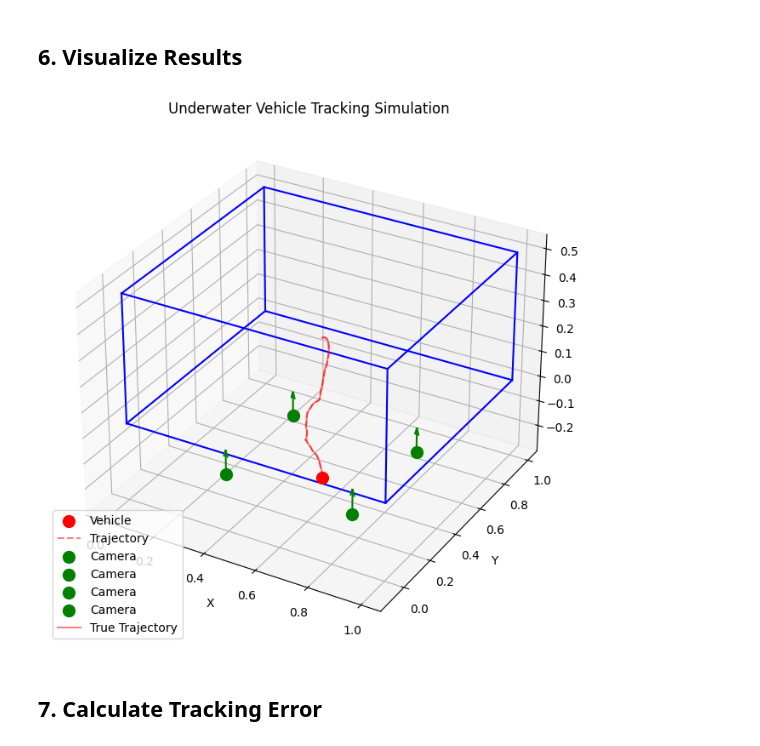
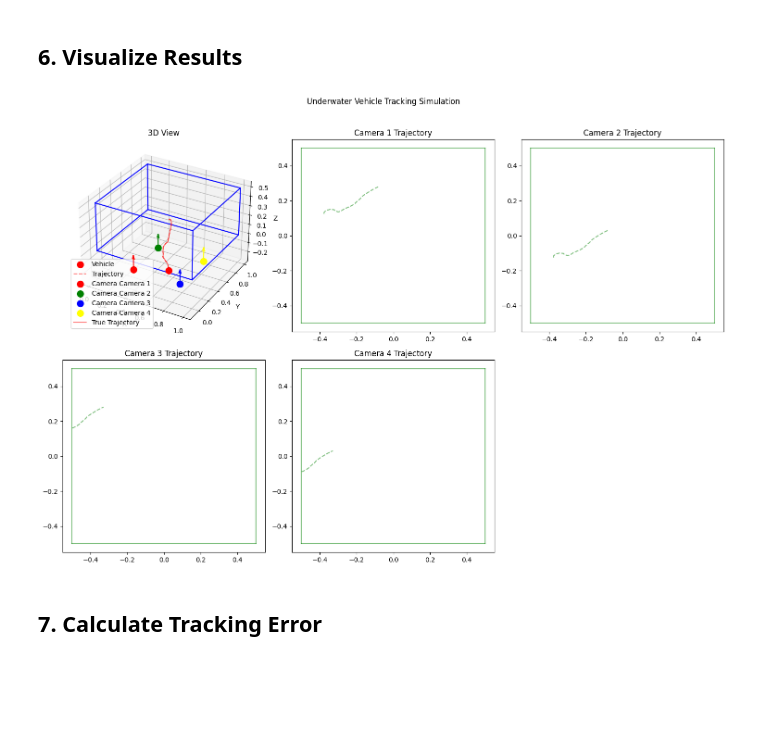
Before and after one commit to boring180/MASEP_Local, a Jupyter notebook: underwater_tracking_simulation.ipynb, the cells around one changed output. Drawn from its saved outputs; the diff is of its cells as text; code cells hidden in the pictures; blank space fills up the shorter version.

```diff
--- a/underwater_tracking_simulation.ipynb
+++ b/underwater_tracking_simulation.ipynb
@@ -128,10 +181,10 @@ vehicle = UnderwaterVehicle(initial_position=[0.5, 0.5, 0.25], initial_velocity=
 
 # Initialize cameras
 cameras = [
-    Camera(position=[0.25, 0.25, -0.25], orientation=[0, 0, 1]),
-    Camera(position=[0.25, 0.75, -0.25], orientation=[0, 0, 1]),
-    Camera(position=[0.75, 0.25, -0.25], orientation=[0, 0, 1]),
-    Camera(position=[0.75, 0.75, -0.25], orientation=[0, 0, 1])
+    Camera(name='Camera 1', color='red', position=[0.25, 0.25, -0.25], orientation=[0, 0, pi/2]),
+    Camera(name='Camera 2', color='green', position=[0.25, 0.75, -0.25], orientation=[0, 0, pi/2]),
+    Camera(name='Camera 3', color='blue', position=[0.75, 0.25, -0.25], orientation=[0, 0, pi/2]),
+    Camera(name='Camera 4', color='yellow', position=[0.75, 0.75, -0.25], orientation=[0, 0, pi/2])
 ]
 
 # Initialize Kalman filter
@@ -153,10 +206,8 @@ for _ in range(num_steps):
     true_positions.append(vehicle.position.copy())
 
     # Get observations from all cameras
-    # observations = []
-    # for camera in cameras:
-    #     obs = camera.observe(vehicle.position)
-    #     observations.append(obs)
+    for camera in cameras:
+        camera.capture(vehicle.position)
 
     # Average observations
     # avg_observation = np.mean(observations, axis=0)
@@ -174,35 +225,34 @@ estimated_positions = np.array(estimated_positions)
 # %% [markdown]
 ## 6. Visualize Results
 # %%
-fig = plt.figure(figsize=(12, 8))
-ax = fig.add_subplot(111, projection='3d')
+fig = plt.figure(figsize=(15, 10))
 
-# Plot tank
-tank.plot_tank(ax)
+# Create a 3x2 grid of subplots
+# Main 3D plot in the top left
+ax1 = fig.add_subplot(231, projection='3d')
+tank.plot_tank(ax1)
+vehicle.plot_vehicle(ax1)
+for camera in cameras:
+    camera.plot_camera(ax1)
+ax1.plot(true_positions[:, 0], true_positions[:, 1], true_positions[:, 2],
+        'r-', alpha=0.5, label='True Trajectory')
+ax1.set_xlabel('X')
+ax1.set_ylabel('Y')
+ax1.set_zlabel('Z')
+ax1.legend()
+ax1.set_title('3D View')
 
-# Plot vehicle and trajectory
-vehicle.plot_vehicle(ax)
+# Camera trajectories in remaining subplots
+for i, camera in enumerate(cameras):
+    ax = fig.add_subplot(2, 3, i+2)  # Start from position 2 in the grid
+    camera.plot_trajectory(ax)
+    ax.set_title(f'{camera.name} Trajectory')
 
-# Plot cameras
-for camera in cameras:
-    camera.plot_camera(ax)
-
-# Plot estimated trajectory
-# ax.plot(estimated_positions[:, 0], estimated_positions[:, 1], estimated_positions[:, 2],
-#         'g--', alpha=0.5, label='Estimated Trajectory')
-
-# Plot true trajectory
-ax.plot(true_positions[:, 0], true_positions[:, 1], true_positions[:, 2],
-        'r-', alpha=0.5, label='True Trajectory')
-
-ax.set_xlabel('X')
-ax.set_ylabel('Y')
-ax.set_zlabel('Z')
-ax.legend()
-plt.title('Underwater Vehicle Tracking Simulation')
+plt.suptitle('Underwater Vehicle Tracking Simulation', y=1.02)
+plt.tight_layout()
 plt.show()
 # %% [output]
-[figure, old version]
+[figure, new version]
 # %% [markdown]
 ## 7. Calculate Tracking Error
 # %%
```
Also changed, not shown: parts of 5 cells of this notebook.
